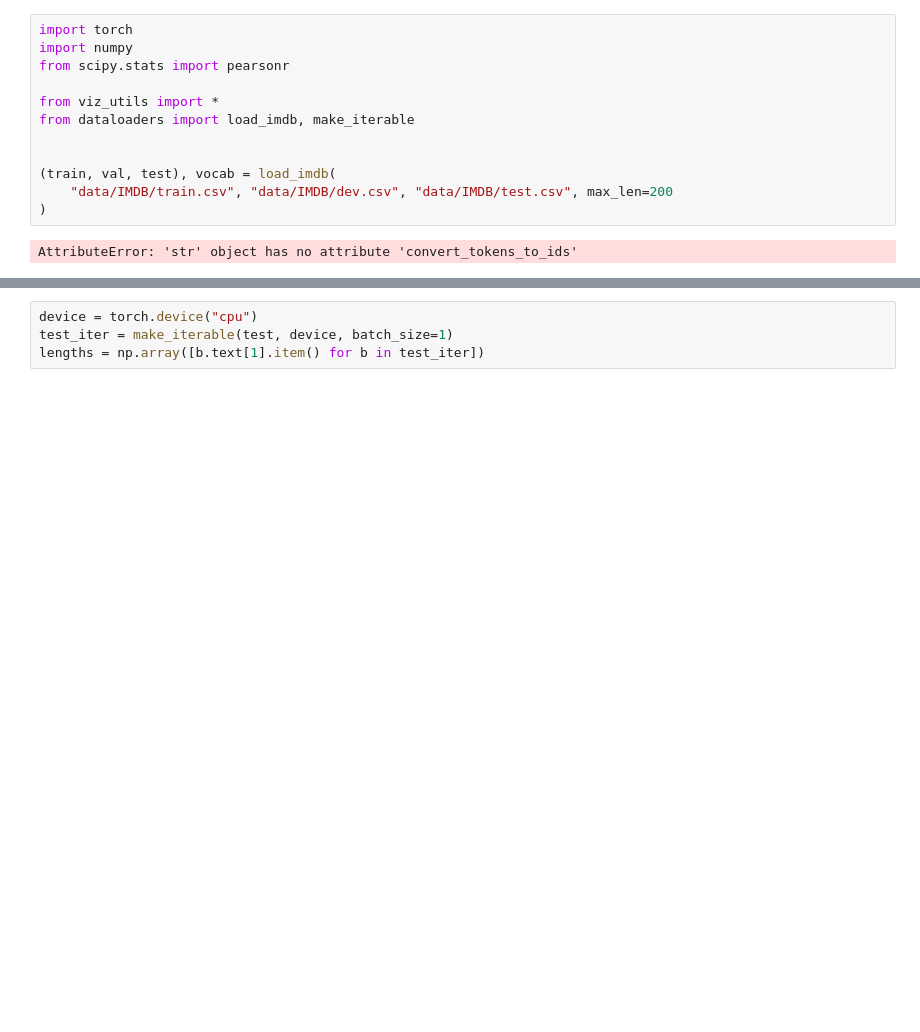
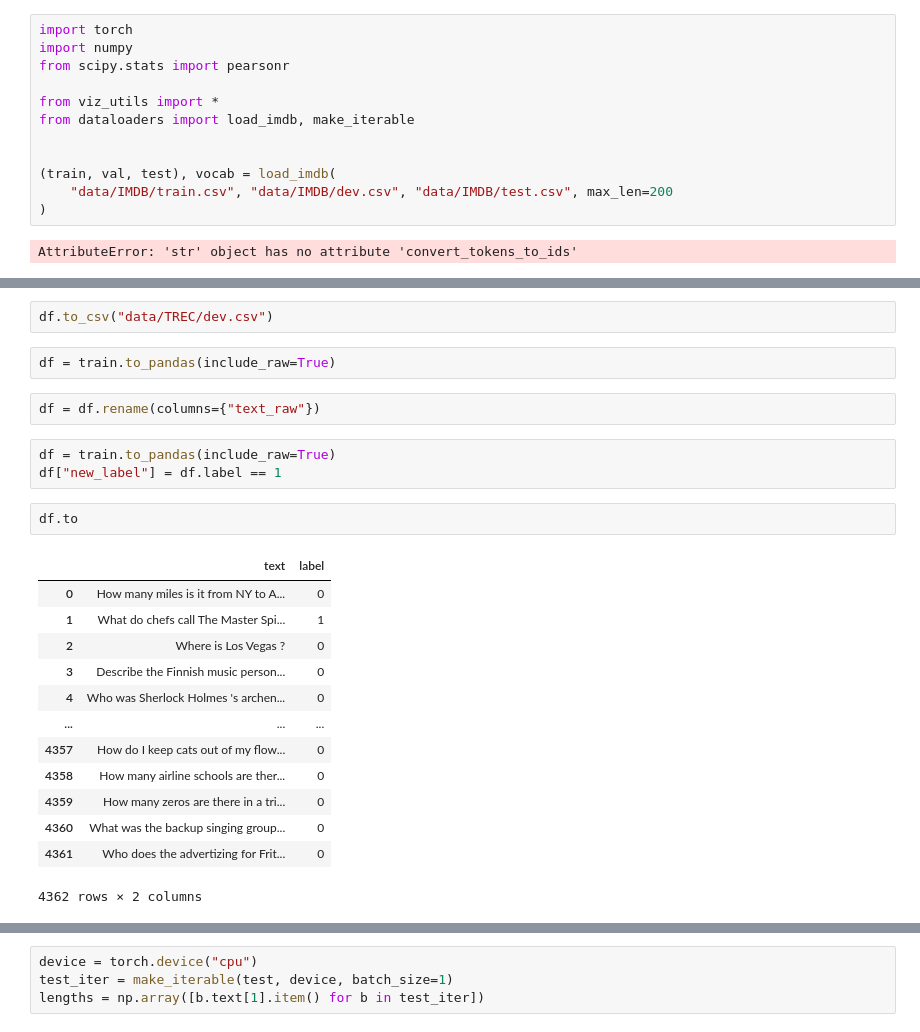
Before and after one commit to mttk/unity-in-xai-court, a Jupyter notebook: analysis.ipynb, the cells around one changed output, grey strips where cells are left out. Cells and saved outputs as stored; diff of their text form; blank space fills up the shorter version.

```diff
--- a/analysis.ipynb
+++ b/analysis.ipynb
@@ -26,0 +78,25 @@ AttributeError: 'str' object has no attribute 'convert_tokens_to_ids'
+# %%
+df.to_csv("data/TREC/dev.csv")
+# %%
+df = train.to_pandas(include_raw=True)
+# %%
+df = df.rename(columns={"text_raw"})
+# %%
+df = train.to_pandas(include_raw=True)
+df["new_label"] = df.label == 1
+# %%
+df.to
+# %% [output]
+|  | text | label |
+| 0 | How many miles is it from NY to A... | 0 |
+| 1 | What do chefs call The Master Spi... | 1 |
+| 2 | Where is Los Vegas ? | 0 |
+| 3 | Describe the Finnish music person... | 0 |
+| 4 | Who was Sherlock Holmes 's archen... | 0 |
+| ... | ... | ... |
+| 4357 | How do I keep cats out of my flow... | 0 |
+| 4358 | How many airline schools are ther... | 0 |
+| 4359 | How many zeros are there in a tri... | 0 |
+| 4360 | What was the backup singing group... | 0 |
+| 4361 | Who does the advertizing for Frit... | 0 |
+4362 rows × 2 columns
```
Also changed, not shown: parts of 16 cells of this notebook, 4 other files.
